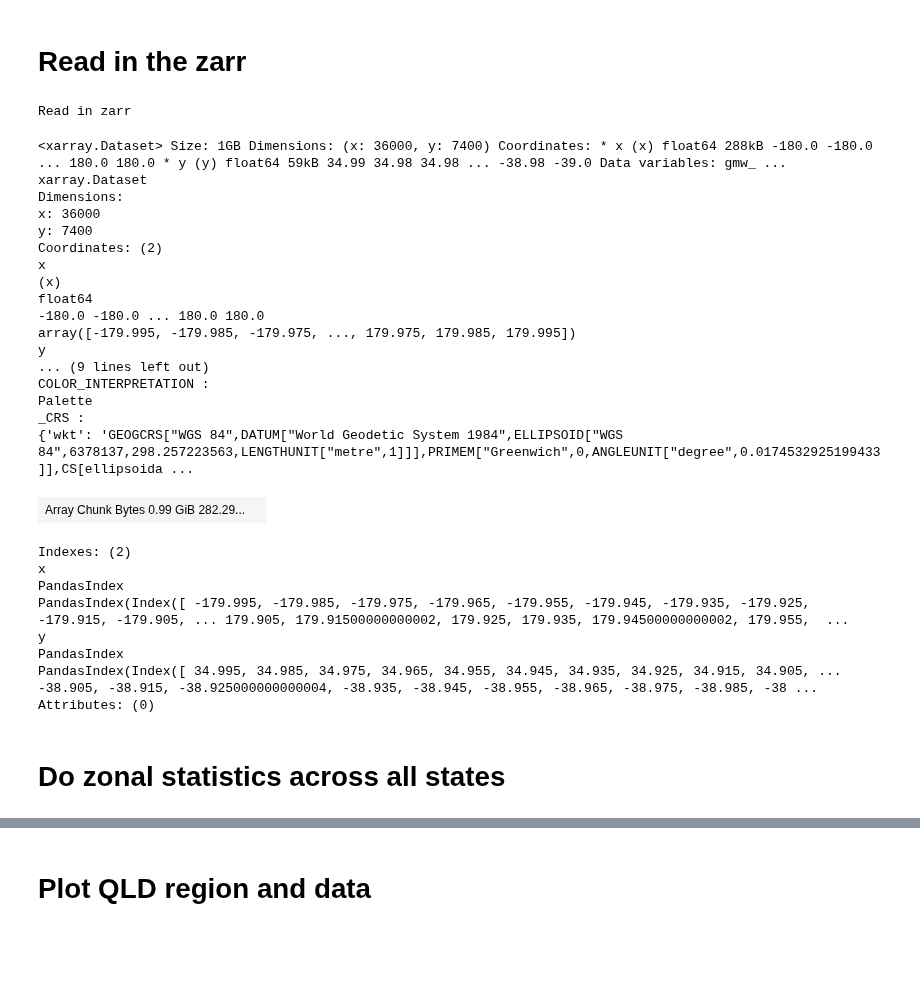
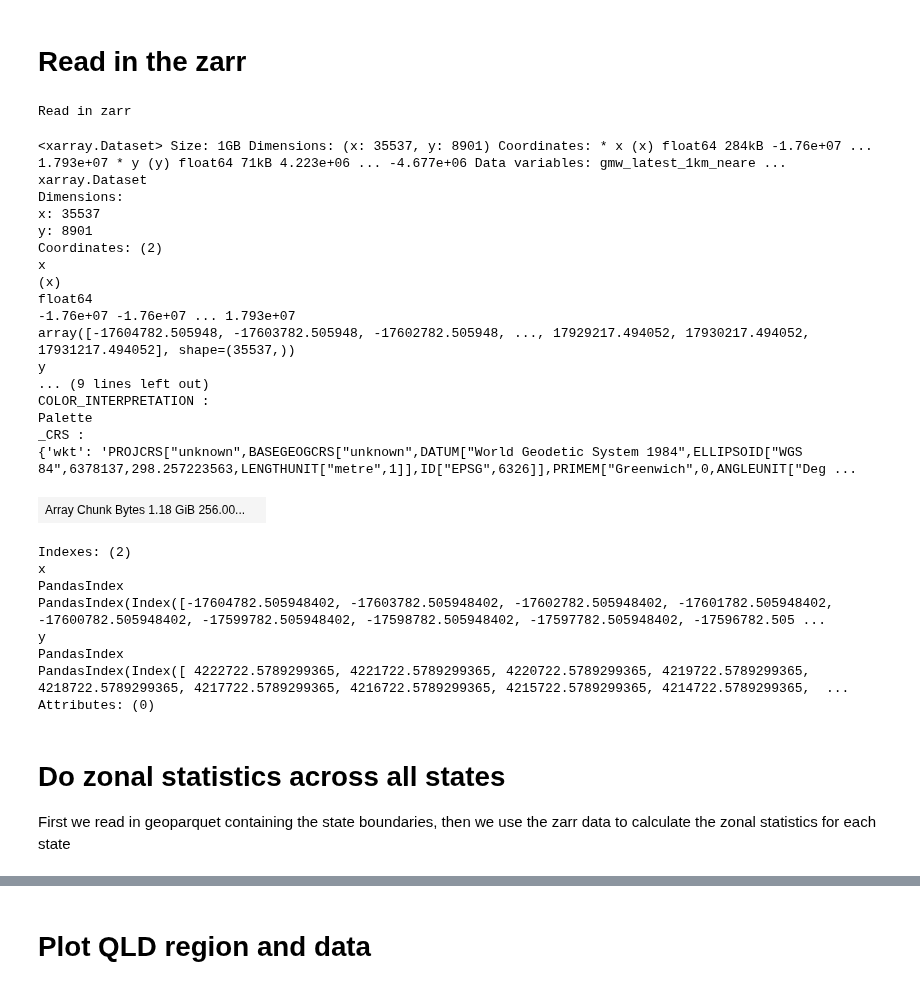
Before and after one commit to SustainableDevelopmentReform/csdr-cloud-spatial, a Jupyter notebook: datasets/global-mangrove-watch-annual-extent/notebook.ipynb, the cells around one changed output, grey strips where cells are left out. Cells and saved outputs as stored; diff of their text form; code cells hidden in the pictures; blank space fills up the shorter version.

```diff
--- a/datasets/global-mangrove-watch-annual-extent/notebook.ipynb
+++ b/datasets/global-mangrove-watch-annual-extent/notebook.ipynb
@@ -44,13 +46,13 @@ To reduce the amount of data we need to crunch through
 # %%
 gmw_tifs = [f for f in os.listdir(gmw_local_dir) if f.endswith(".tif")]
 
-if not os.path.exists(gmw_local_dir_0_01):
-    os.makedirs(gmw_local_dir_0_01, exist_ok=True)
+if not os.path.exists(gmw_local_dir_projected):
+    os.makedirs(gmw_local_dir_projected, exist_ok=True)
 
-# Print progress while transforing
+# Reproject to EPSG:54009 and resample to 1km mollweide
 for i, f in enumerate(gmw_tifs):
     print(f"Transforming {f} ({i+1}/{len(gmw_tifs)})")
-    os.system(f"gdalwarp -t_srs EPSG:4326 -tr 0.01 0.01 -r nearest {gmw_local_dir}/{f} {gmw_local_dir_0_01}/{f}")
+    os.system(f"gdalwarp -t_srs '+proj=moll +lon_0=0 +x_0=0 +y_0=0 +datum=WGS84 +units=m +no_defs' -tr 1000 1000 -r nearest {gmw_local_dir}/{f} {gmw_local_dir_projected}/{f}")
 # %% [markdown]
 # Build VRT
 
@@ -72,42 +81,44 @@ os.system(f"bash -c 'gdal_translate -of ZARR {gmw_local_dir_0_01}.vrt  {gmw_loca
 # %%
 # Read in zarr
 print("Read in zarr")
-gmw = xr.open_zarr(f"{gmw_local_dir_0_01}.zarr")
+gmw = xr.open_zarr(f"{gmw_local_dir_projected}.zarr")
 
 # rename X and y to x and y (otherwise we hit some bug in xvec)
 gmw = gmw.rename({"X": "x", "Y": "y"})
 
 gmw
 # %% [output]
 Read in zarr
-<xarray.Dataset> Size: 1GB Dimensions: (x: 36000, y: 7400) Coordinates: * x (x) float64 288kB -180.0 -180.0 ... 180.0 180.0 * y (y) float64 59kB 34.99 34.98 34.98 ... -38.98 -39.0 Data variables: gmw_ ...
+<xarray.Dataset> Size: 1GB Dimensions: (x: 35537, y: 8901) Coordinates: * x (x) float64 284kB -1.76e+07 ... 1.793e+07 * y (y) float64 71kB 4.223e+06 ... -4.677e+06 Data variables: gmw_latest_1km_neare ...
 xarray.Dataset
 Dimensions:
-x: 36000
-y: 7400
+x: 35537
+y: 8901
 Coordinates: (2)
 x
 (x)
 float64
--180.0 -180.0 ... 180.0 180.0
-array([-179.995, -179.985, -179.975, ..., 179.975, 179.985, 179.995])
+-1.76e+07 -1.76e+07 ... 1.793e+07
+array([-17604782.505948, -17603782.505948, -17602782.505948, ..., 17929217.494052, 17930217.494052, 17931217.494052], shape=(35537,))
 y
 ... (9 lines left out)
 COLOR_INTERPRETATION :
 Palette
 _CRS :
-{'wkt': 'GEOGCRS["WGS 84",DATUM["World Geodetic System 1984",ELLIPSOID["WGS 84",6378137,298.257223563,LENGTHUNIT["metre",1]]],PRIMEM["Greenwich",0,ANGLEUNIT["degree",0.0174532925199433]],CS[ellipsoida ...
+{'wkt': 'PROJCRS["unknown",BASEGEOGCRS["unknown",DATUM["World Geodetic System 1984",ELLIPSOID["WGS 84",6378137,298.257223563,LENGTHUNIT["metre",1]],ID["EPSG",6326]],PRIMEM["Greenwich",0,ANGLEUNIT["Deg ...
-| Array Chunk Bytes 0.99 GiB 282.29... |  |
+| Array Chunk Bytes 1.18 GiB 256.00... |  |
 Indexes: (2)
 x
 PandasIndex
-PandasIndex(Index([ -179.995, -179.985, -179.975, -179.965, -179.955, -179.945, -179.935, -179.925, -179.915, -179.905, ... 179.905, 179.91500000000002, 179.925, 179.935, 179.94500000000002, 179.955,  ...
+PandasIndex(Index([-17604782.505948402, -17603782.505948402, -17602782.505948402, -17601782.505948402, -17600782.505948402, -17599782.505948402, -17598782.505948402, -17597782.505948402, -17596782.505 ...
 y
 PandasIndex
-PandasIndex(Index([ 34.995, 34.985, 34.975, 34.965, 34.955, 34.945, 34.935, 34.925, 34.915, 34.905, ... -38.905, -38.915, -38.925000000000004, -38.935, -38.945, -38.955, -38.965, -38.975, -38.985, -38 ...
+PandasIndex(Index([ 4222722.5789299365, 4221722.5789299365, 4220722.5789299365, 4219722.5789299365, 4218722.5789299365, 4217722.5789299365, 4216722.5789299365, 4215722.5789299365, 4214722.5789299365,  ...
 Attributes: (0)
-# %% [markdown]
-# Do zonal statistics across all states
+# %% [markdown]
+# Do zonal statistics across all states
+
+First we read in geoparquet containing the state boundaries, then we use the zarr data to calculate the zonal statistics for each state
 # %%
 abs_asgs_ste_path = "../../geometries/abs-asgs-edition-3/out/ste2021.parquet"
 
```
Also changed, not shown: parts of 18 cells of this notebook, 1 other file.
